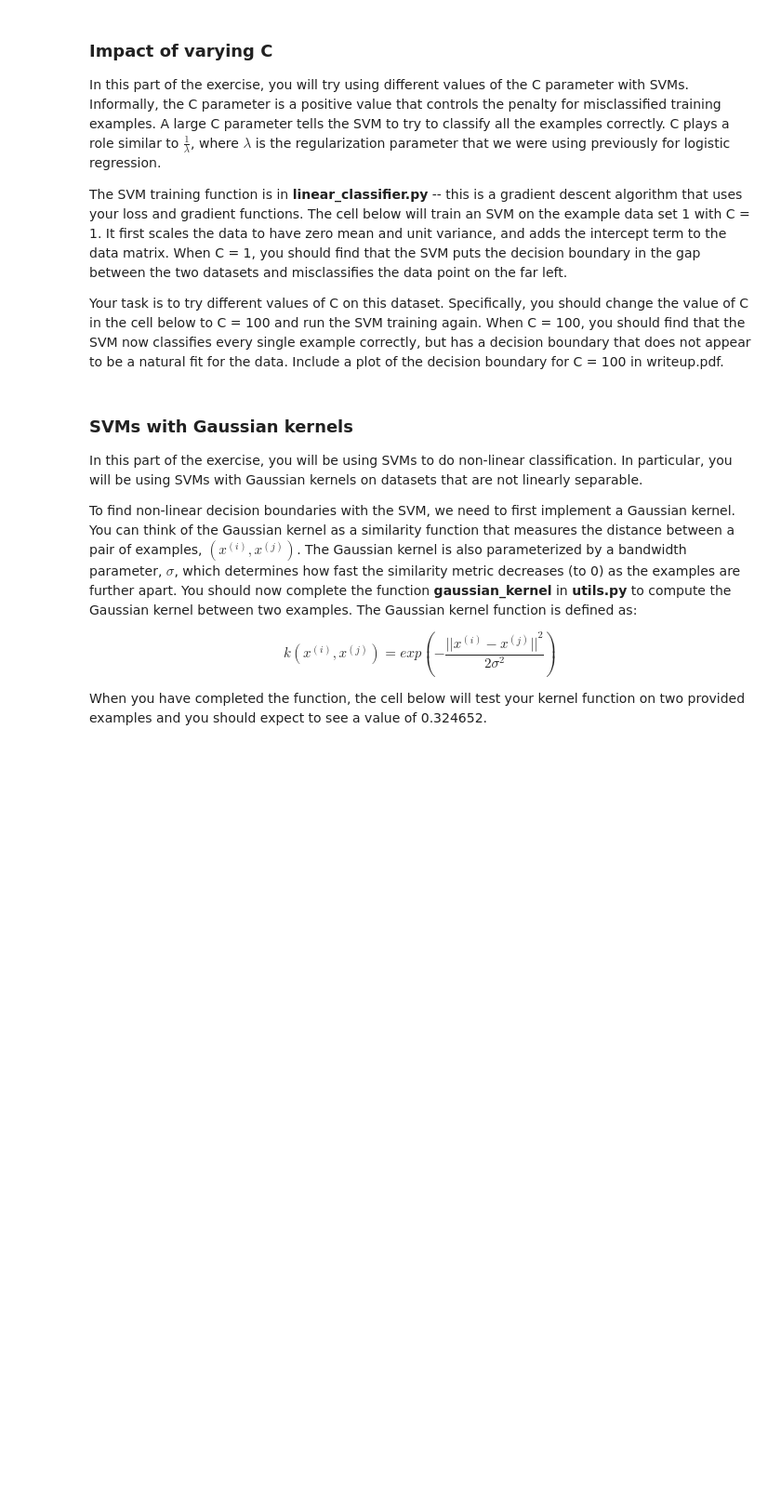
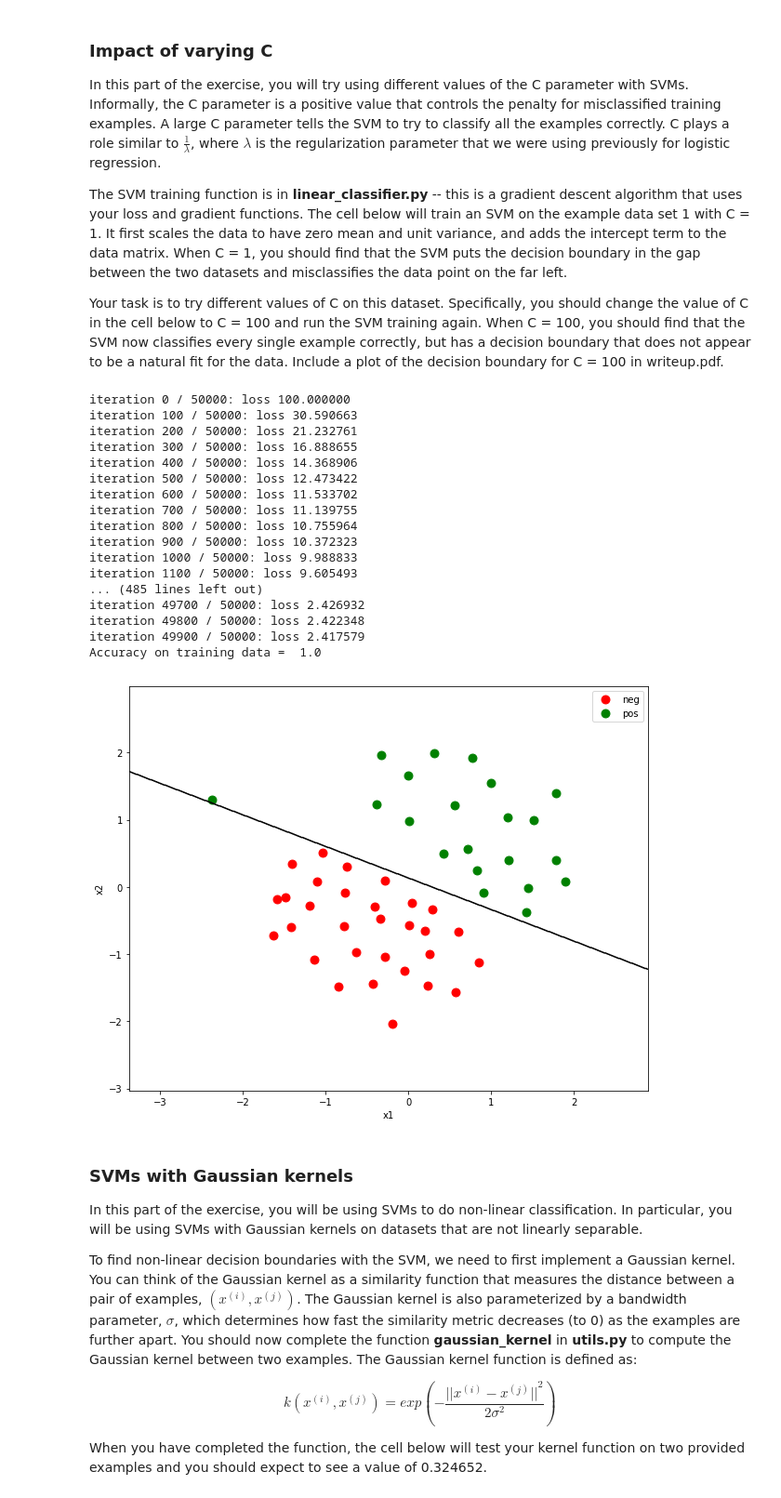
Before and after one commit to xystevensun/comp540, a Jupyter notebook: homework/hw4/binary_svm.ipynb, the cells around one changed output. Shown at 93% size. Cells and saved outputs as stored; diff of their text form; code cells hidden in the pictures; blank space fills up the shorter version.

```diff
--- a/homework/hw4/binary_svm.ipynb
+++ b/homework/hw4/binary_svm.ipynb
@@ -117,35 +121,54 @@ scaleX = scaler.transform(X)
 # add an intercept term and convert y values from [0,1] to [-1,1]
 
 XX = np.array([(1,x1,x2) for (x1,x2) in scaleX])
 yy = np.ones(y.shape)
 yy[y == 0] = -1
 yy[y == 0] = -1
 
 ############################################################################
 #  Part  2: Training linear SVM                                            #
 #  We train a linear SVM on the data set and the plot the learned          #
 #  decision boundary                                                       #
 ############################################################################
 
 ############################################################################
 # You will change this line below to vary C.                               #
 ############################################################################
 
-C = 1
+C = 100.0
 
 svm = LinearSVM_twoclass()
 svm.theta = np.zeros((XX.shape[1],))
-svm.train(XX,yy,learning_rate=1e-4,reg=C,num_iters=50000,verbose=True,,batch_size=XX.shape[0])
+svm.train(XX,yy,learning_rate=1e-4,reg=C,num_iters=50000,verbose=True,batch_size=XX.shape[0])
 
 # classify the training data
 
 y_pred = svm.predict(XX)
 
 print "Accuracy on training data = ", metrics.accuracy_score(yy,y_pred)
 
 # visualize the decision boundary
 
 utils.plot_decision_boundary(scaleX,y,svm,'x1','x2',['neg','pos'])
+# %% [output]
+iteration 0 / 50000: loss 100.000000
+iteration 100 / 50000: loss 30.590663
+iteration 200 / 50000: loss 21.232761
+iteration 300 / 50000: loss 16.888655
+iteration 400 / 50000: loss 14.368906
+iteration 500 / 50000: loss 12.473422
+iteration 600 / 50000: loss 11.533702
+iteration 700 / 50000: loss 11.139755
+iteration 800 / 50000: loss 10.755964
+iteration 900 / 50000: loss 10.372323
+iteration 1000 / 50000: loss 9.988833
+iteration 1100 / 50000: loss 9.605493
+... (485 lines left out)
+iteration 49700 / 50000: loss 2.426932
+iteration 49800 / 50000: loss 2.422348
+iteration 49900 / 50000: loss 2.417579
+Accuracy on training data =  1.0
+[figure, added]
 # %% [markdown]
 ### SVMs with Gaussian kernels
 In this part of the exercise, you will be using SVMs to do non-linear classification.
```
Also changed, not shown: parts of 6 cells of this notebook, 4 other files.
